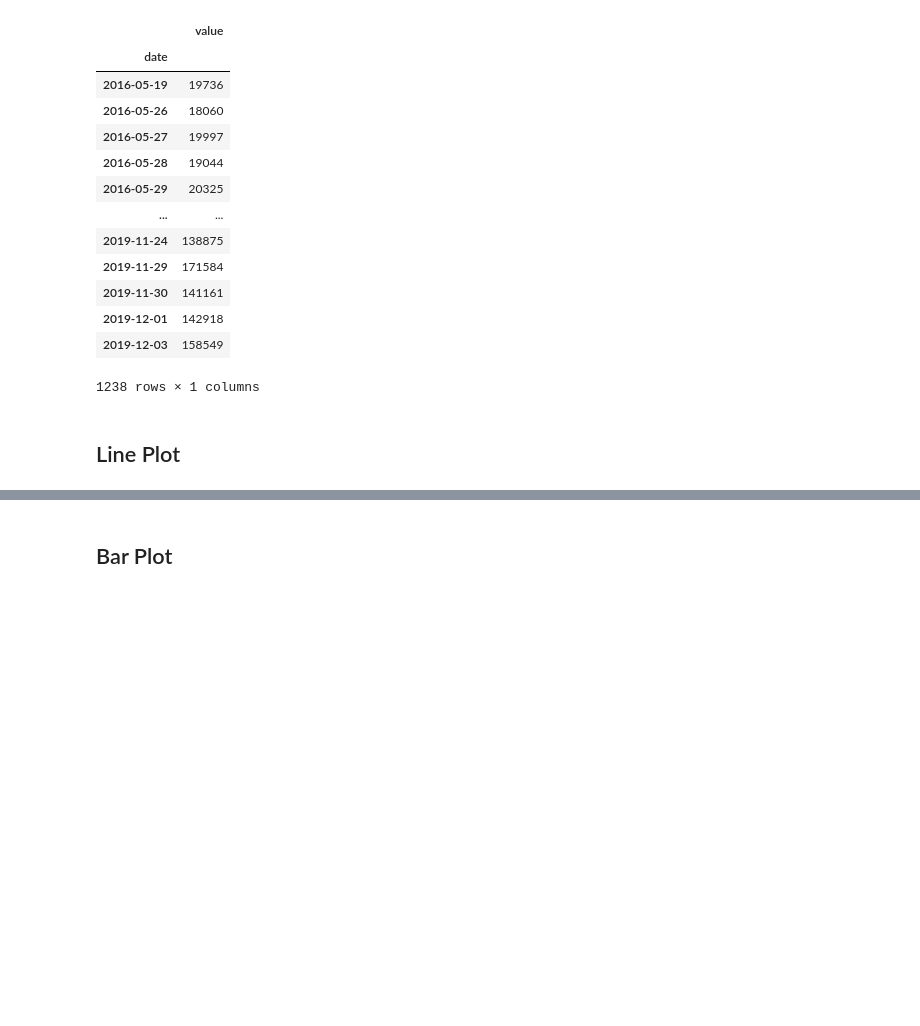
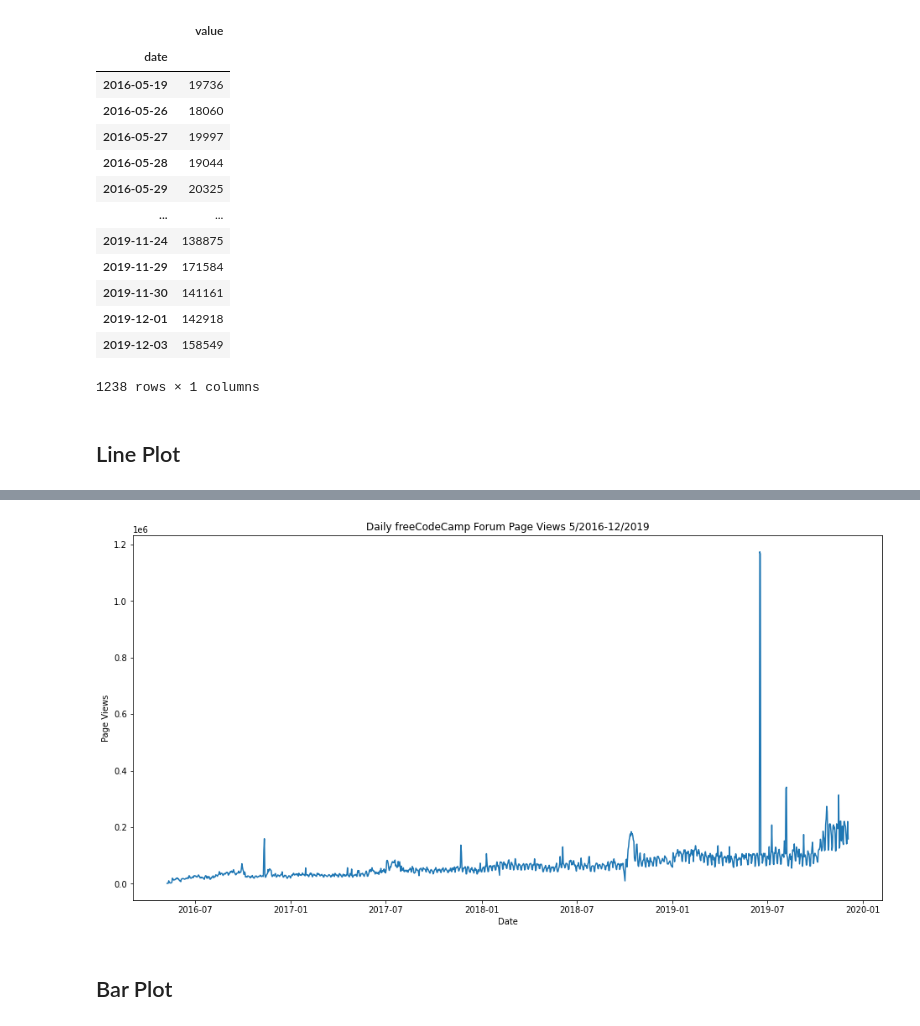
Before and after one commit to Hector-N/FCC-Data-Analysis-with-Python-Certification, a Jupyter notebook: page_view_time_series_visualizer/time_series_visualizer.ipynb, the cells around one changed output, grey strips where cells are left out. Drawn from its saved outputs; the diff is of its cells as text; code cells hidden in the pictures; blank space fills up the shorter version.

```diff
--- a/page_view_time_series_visualizer/time_series_visualizer.ipynb
+++ b/page_view_time_series_visualizer/time_series_visualizer.ipynb
@@ -87,3 +66,7 @@ fig_line_plot = draw_line_plot()
+# %%
+line_plot_views = draw_line_plot(views)
+# %% [output]
+[figure, added]
 # %% [markdown]
 ## Bar Plot
 # %%
```
Also changed, not shown: parts of 24 cells of this notebook, 5 other files.
